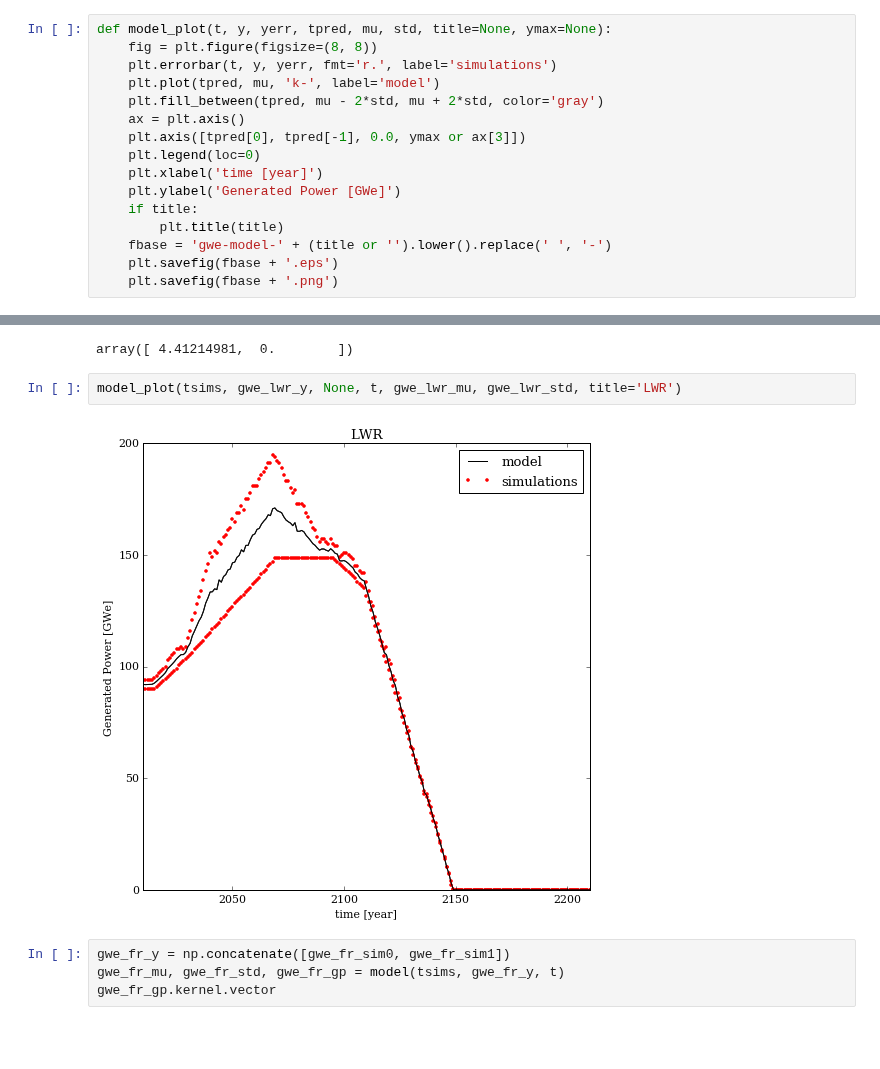
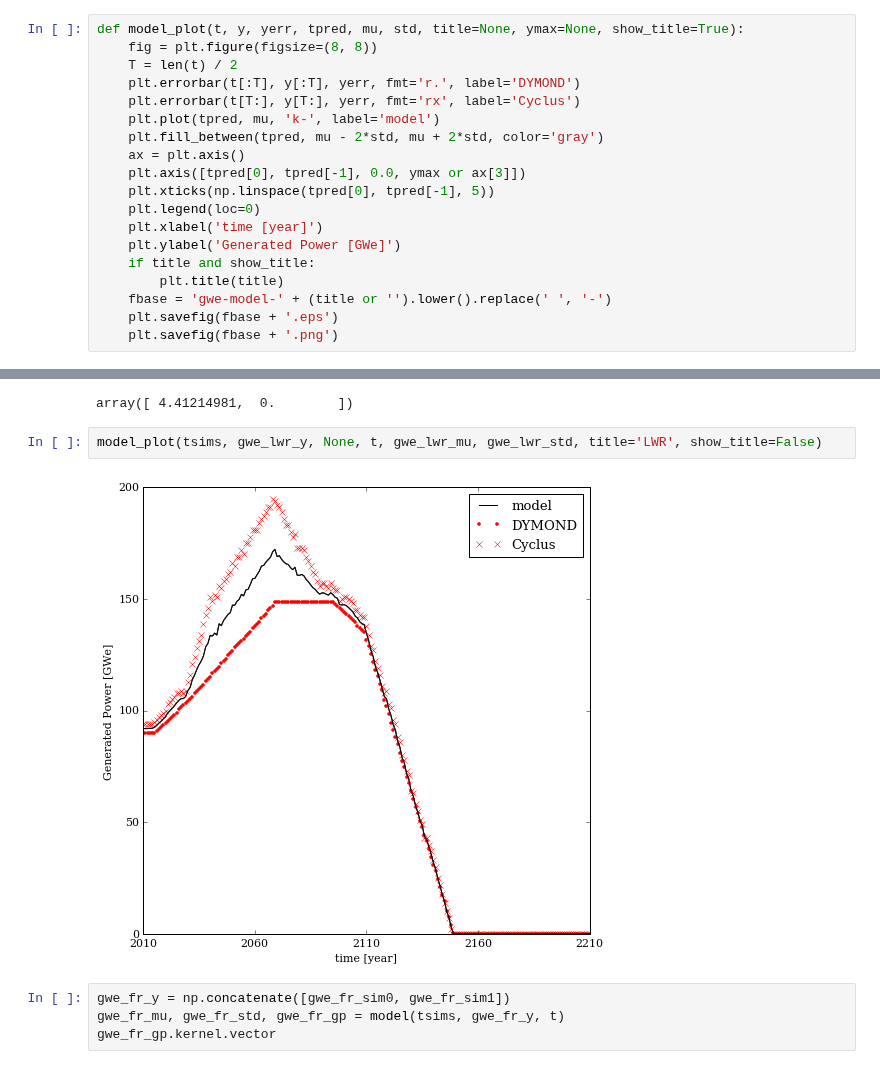
Before and after one commit to scopatz/fc-bench-method, a Jupyter notebook: methodology.ipynb, the cells around one changed output, grey strips where cells are left out. Drawn from its saved outputs; the diff is of its cells as text; blank space fills up the shorter version.

```diff
--- a/methodology.ipynb
+++ b/methodology.ipynb
@@ -167,17 +167,20 @@ def model(t, y, tstar, yerr=1e-6):
     std = np.sqrt(np.diag(cov))
     return mu, std, gp
 # %%
-def model_plot(t, y, yerr, tpred, mu, std, title=None, ymax=None):
+def model_plot(t, y, yerr, tpred, mu, std, title=None, ymax=None, show_title=True):
     fig = plt.figure(figsize=(8, 8))
-    plt.errorbar(t, y, yerr, fmt='r.', label='simulations')
+    T = len(t) / 2
+    plt.errorbar(t[:T], y[:T], yerr, fmt='r.', label='DYMOND')
+    plt.errorbar(t[T:], y[T:], yerr, fmt='rx', label='Cyclus')
     plt.plot(tpred, mu, 'k-', label='model')
     plt.fill_between(tpred, mu - 2*std, mu + 2*std, color='gray')
     ax = plt.axis()
     plt.axis([tpred[0], tpred[-1], 0.0, ymax or ax[3]])
+    plt.xticks(np.linspace(tpred[0], tpred[-1], 5))
     plt.legend(loc=0)
     plt.xlabel('time [year]')
     plt.ylabel('Generated Power [GWe]')
-    if title:
+    if title and show_title:
         plt.title(title)
     fbase = 'gwe-model-' + (title or '').lower().replace(' ', '-')
     plt.savefig(fbase + '.eps')
@@ -189,9 +192,9 @@ gwe_lwr_gp.kernel.vector
 # %% [output]
 array([ 4.41214981,  0.        ])
 # %%
-model_plot(tsims, gwe_lwr_y, None, t, gwe_lwr_mu, gwe_lwr_std, title='LWR')
+model_plot(tsims, gwe_lwr_y, None, t, gwe_lwr_mu, gwe_lwr_std, title='LWR', show_title=False)
 # %% [output]
-[figure, old version]
+[figure, new version]
 # %%
 gwe_fr_y = np.concatenate([gwe_fr_sim0, gwe_fr_sim1])
 gwe_fr_mu, gwe_fr_std, gwe_fr_gp = model(tsims, gwe_fr_y, t)
```
Also changed, not shown: parts of 2 cells of this notebook, 7 other files.
